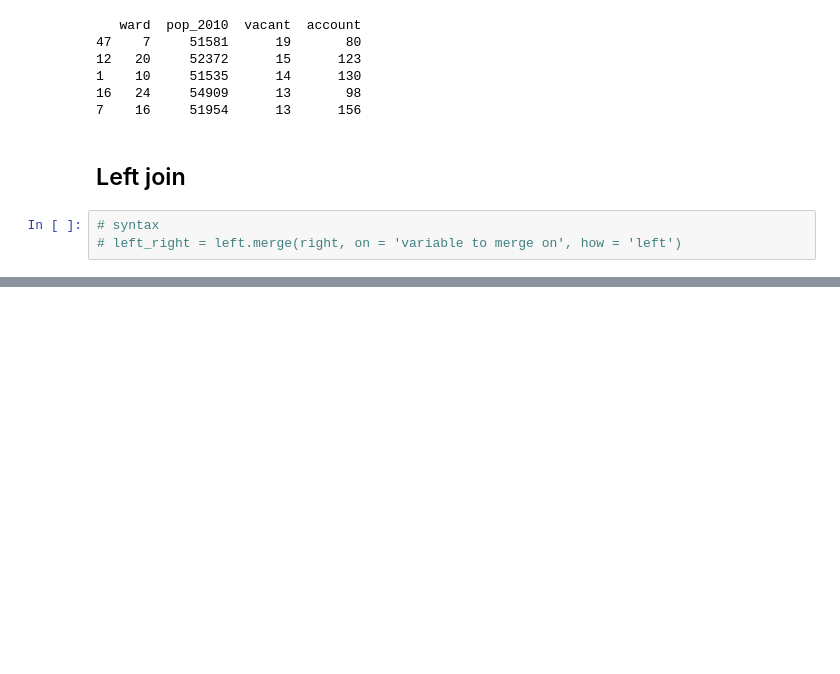
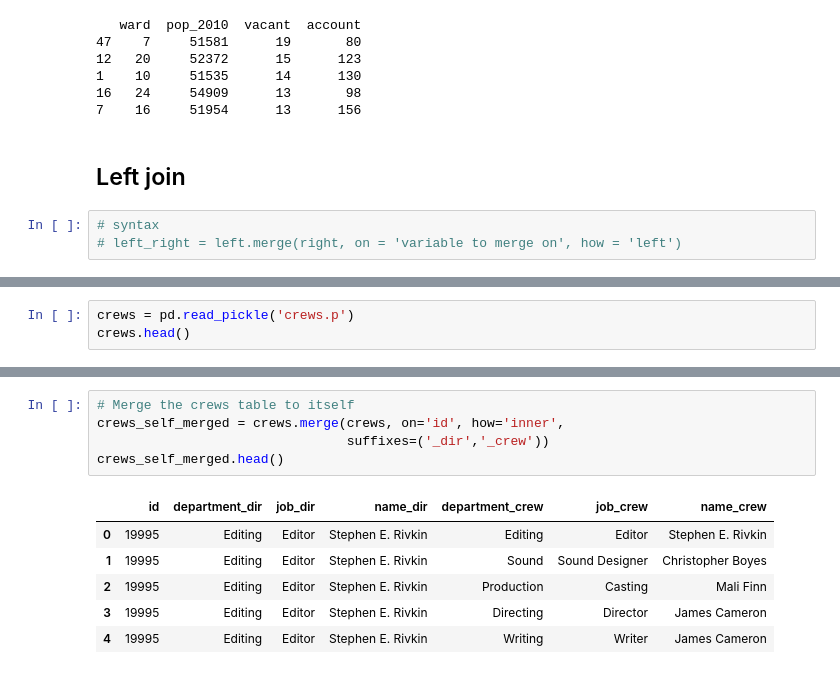
Before and after one commit to AndiOfTheLake/python-1, a Jupyter notebook: 04joindatawpd.ipynb, the cells around one changed output, grey strips where cells are left out. Drawn from its saved outputs; the diff is of its cells as text; blank space fills up the shorter version.

```diff
--- a/04joindatawpd.ipynb
+++ b/04joindatawpd.ipynb
@@ -263,0 +334,3 @@ Name: budget, dtype: int64
+# %%
+crews = pd.read_pickle('crews.p')
+crews.head()
@@ -263,0 +344,12 @@ Name: budget, dtype: int64
+# %%
+# Merge the crews table to itself
+crews_self_merged = crews.merge(crews, on='id', how='inner',
+                                suffixes=('_dir','_crew'))
+crews_self_merged.head()
+# %% [output]
+|  | id | department_dir | job_dir | name_dir | department_crew | job_crew | name_crew |
+| 0 | 19995 | Editing | Editor | Stephen E. Rivkin | Editing | Editor | Stephen E. Rivkin |
+| 1 | 19995 | Editing | Editor | Stephen E. Rivkin | Sound | Sound Designer | Christopher Boyes |
+| 2 | 19995 | Editing | Editor | Stephen E. Rivkin | Production | Casting | Mali Finn |
+| 3 | 19995 | Editing | Editor | Stephen E. Rivkin | Directing | Director | James Cameron |
+| 4 | 19995 | Editing | Editor | Stephen E. Rivkin | Writing | Writer | James Cameron |
```
Also changed, not shown: parts of 21 cells of this notebook, 2 other files.
